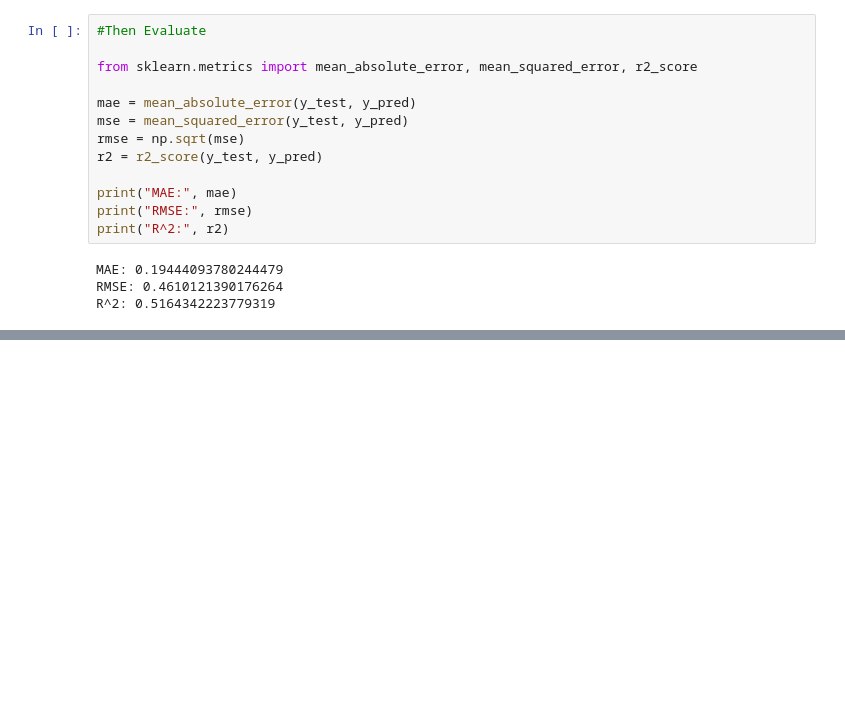
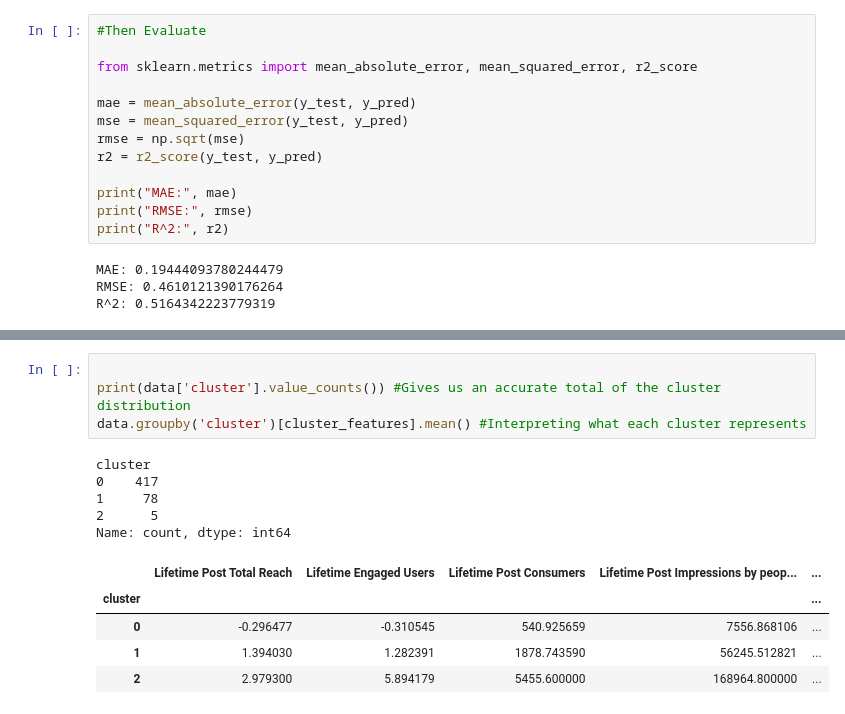
Before and after one commit to oluochl/Business-Facebook-Metrics, a Jupyter notebook: Code/Modeling.ipynb, the cells around one changed output, grey strips where cells are left out. Cells and saved outputs as stored; diff of their text form; blank space fills up the shorter version.

```diff
--- a/Code/Modeling.ipynb
+++ b/Code/Modeling.ipynb
@@ -77,0 +146,15 @@ R^2: 0.5164 , shows us how much variation our target variable model can explain.
+# %%
+
+print(data['cluster'].value_counts()) #Gives us an accurate total of the cluster distribution
+data.groupby('cluster')[cluster_features].mean() #Interpreting what each cluster represents
+# %% [output]
+cluster
+0    417
+1     78
+2      5
+Name: count, dtype: int64
+|  | Lifetime Post Total Reach | Lifetime Engaged Users | Lifetime Post Consumers | Lifetime Post Impressions by peop... | ... |
+| cluster |  |  |  |  | ... |
+| 0 | -0.296477 | -0.310545 | 540.925659 | 7556.868106 | ... |
+| 1 | 1.394030 | 1.282391 | 1878.743590 | 56245.512821 | ... |
+| 2 | 2.979300 | 5.894179 | 5455.600000 | 168964.800000 | ... |
```
Also changed, not shown: parts of 7 cells of this notebook.
